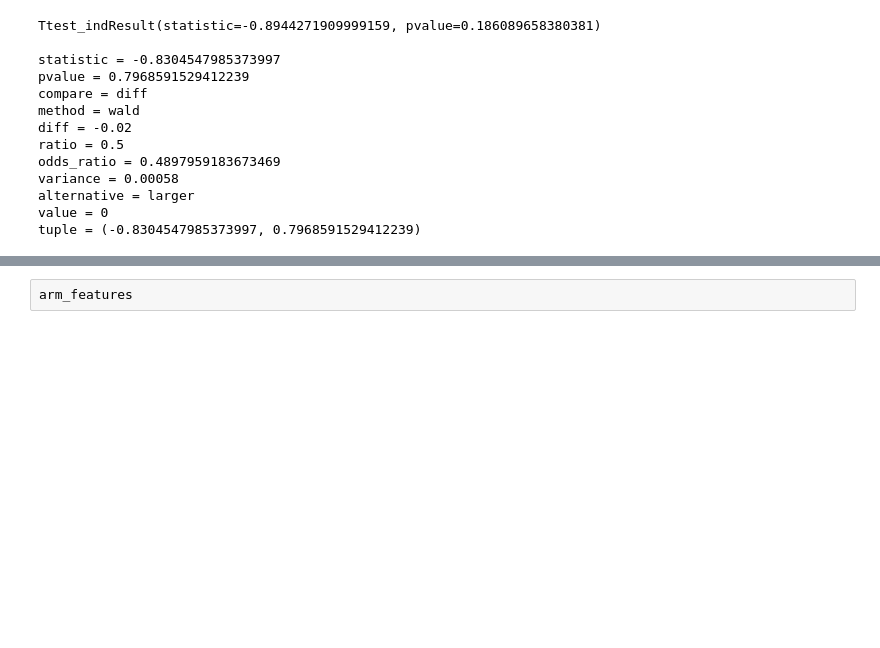
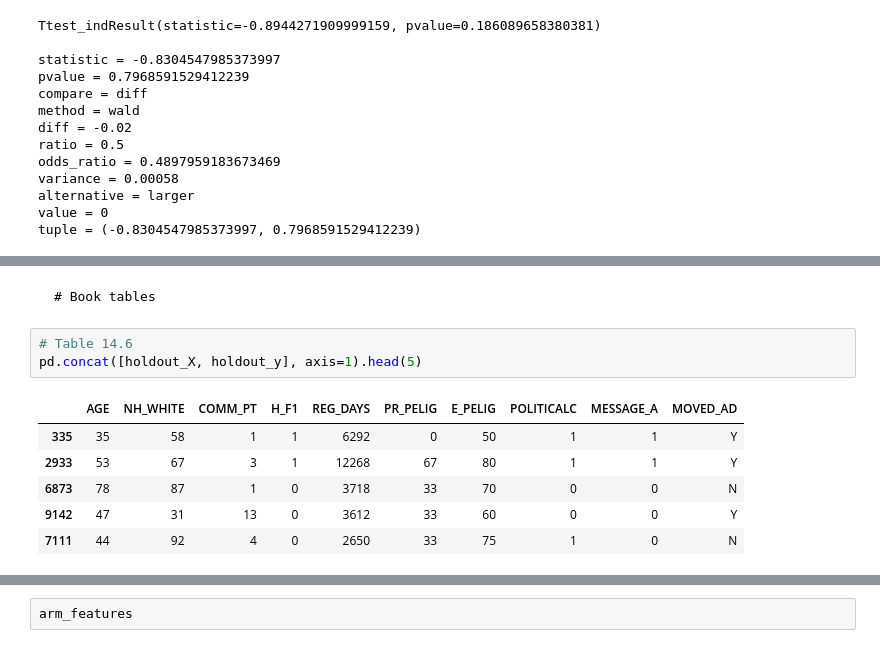
Before and after one commit to kamwa64-droid/mlba-python-notebooks, a Jupyter notebook: src/chapters/chap14.ipynb, the cells around one changed output, grey strips where cells are left out. Saved outputs shown, nothing was run; the diff lists cells and outputs as text; blank space fills up the shorter version.

```diff
--- a/src/chapters/chap14.ipynb
+++ b/src/chapters/chap14.ipynb
@@ -112,0 +164,13 @@ upliftResult_df.head()
+# %% [markdown]
+
+    # Book tables
+# %%
+# Table 14.6
+pd.concat([holdout_X, holdout_y], axis=1).head(5)
+# %% [output]
+|  | AGE | NH_WHITE | COMM_PT | H_F1 | REG_DAYS | PR_PELIG | E_PELIG | POLITICALC | MESSAGE_A | MOVED_AD |
+| 335 | 35 | 58 | 1 | 1 | 6292 | 0 | 50 | 1 | 1 | Y |
+| 2933 | 53 | 67 | 3 | 1 | 12268 | 67 | 80 | 1 | 1 | Y |
+| 6873 | 78 | 87 | 1 | 0 | 3718 | 33 | 70 | 0 | 0 | N |
+| 9142 | 47 | 31 | 13 | 0 | 3612 | 33 | 60 | 0 | 0 | Y |
+| 7111 | 44 | 92 | 4 | 0 | 2650 | 33 | 75 | 1 | 0 | N |
```
Also changed, not shown: parts of 9 cells of this notebook, 24 other files.
